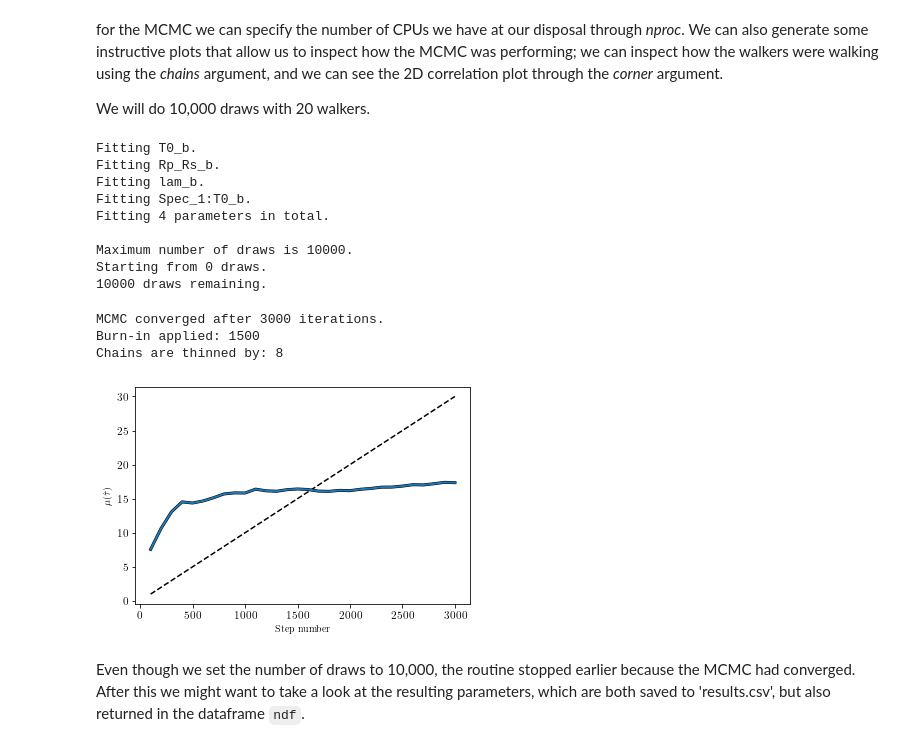
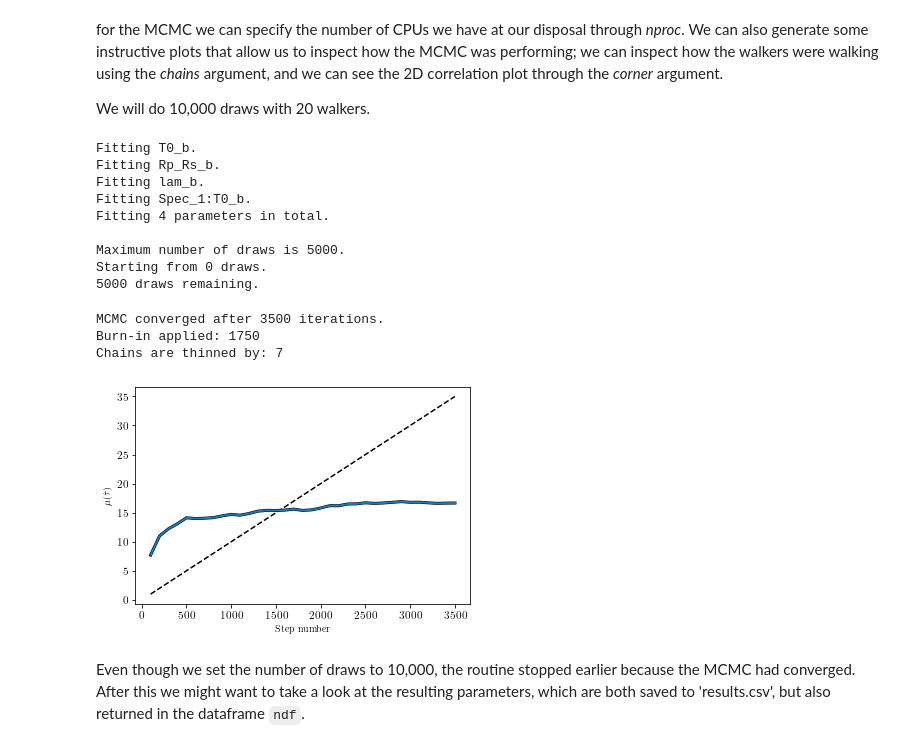
Before and after one commit to emilknudstrup/tracit, a Jupyter notebook: docs/source/examples/hd332231/fit.ipynb, the cells around one changed output. Drawn from its saved outputs; the diff is of its cells as text; code cells hidden in the pictures.

```diff
--- a/docs/source/examples/hd332231/fit.ipynb
+++ b/docs/source/examples/hd332231/fit.ipynb
@@ -9,7 +9,8 @@ Here we will be using <s>tracit</s> to study HD 332231, while accounting for TTV
 First we link to the path, where <s>tracit</s> is located
 # %%
 import sys
-sys.path.append('/home/emil/Desktop/PhD/tracit')
+path = '/home/emil/Desktop/PhD/tracit'
+sys.path.append(path)
 # %% [markdown]
 Then we import <s>tracit</s>.
 The two run commands are just to setup text rendering in the plots to LaTeX.
@@ -45,6 +44,6 @@ Then we'll initilize the data, i.e., load in the .txt files, and we'll make the
 # %%
 tracit.ini_data(dat)
-tracit.run_bus(par,dat,nproc)
+tracit.run_bus(par,dat,path=path+'/tracit/')
 # %% [markdown]
 Here we'll load in a (good) result from a previous run, so we don't have to set all the parameters. We first use `pandas` to load in the .csv file into a `DataFrame`, which we then pass on to the `update_pars` function along with our `par` structure to update it.
 # %%
@@ -108,24 +108,24 @@ We will do 10,000 draws with 20 walkers.
 # %%
 mc = 1
 if mc:
     ndraws = 5000
     nwalkers = 20
 
-    ndf = tracit.mcmc(par,dat,ndraws,nwalkers,nproc=nproc,corner=True,chains=True)
+    ndf = tracit.mcmc(par,dat,ndraws,nwalkers,nproc=nproc,corner=True,chains=True,path_to_tracit=path)
 # %% [output]
 Fitting T0_b.
 Fitting Rp_Rs_b.
 Fitting lam_b.
 Fitting Spec_1:T0_b.
 Fitting 4 parameters in total.
 
-Maximum number of draws is 10000.
+Maximum number of draws is 5000.
 Starting from 0 draws.
-10000 draws remaining.
+5000 draws remaining.
-MCMC converged after 3000 iterations.
-Burn-in applied: 1500
-Chains are thinned by: 8
+MCMC converged after 3500 iterations.
+Burn-in applied: 1750
+Chains are thinned by: 7
-[figure, old version]
+[figure, new version]
 # %% [markdown]
 Even though we set the number of draws to 10,000, the routine stopped earlier because the MCMC had converged.
 After this we might want to take a look at the resulting parameters, which are both saved to 'results.csv', but also returned in the dataframe `ndf`.
```
Also changed, not shown: parts of 6 cells of this notebook, 10 other files.
